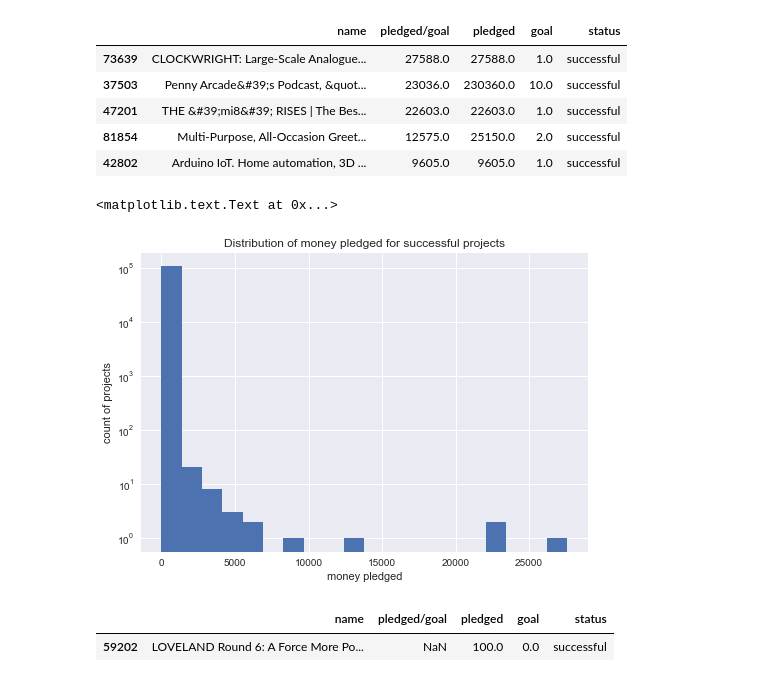
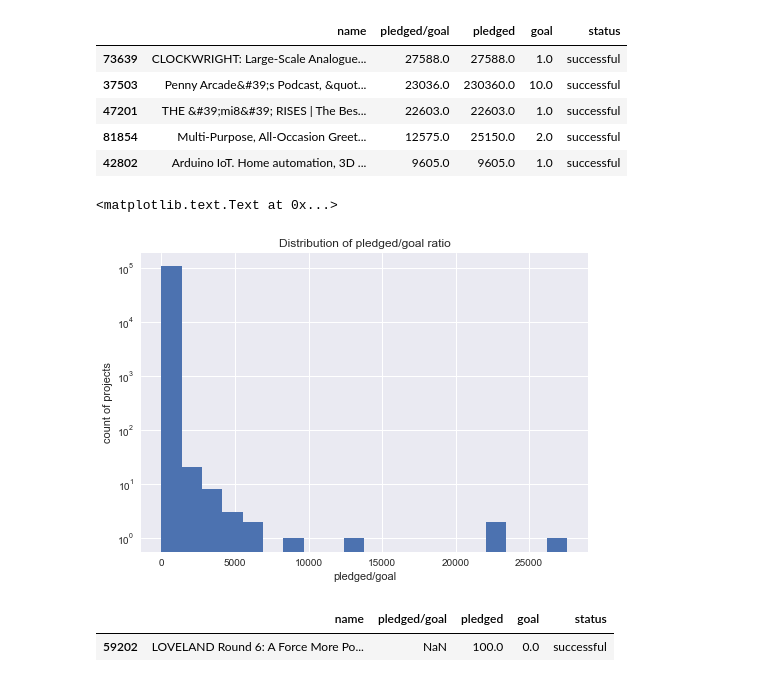
Before and after one commit to blanarik/kickstarter_success_prediction, a Jupyter notebook: 04_Kickstarter_exploratory_data_analysis_dataset_2.ipynb, the cells around one changed output. Drawn from its saved outputs; the diff is of its cells as text; code cells hidden in the pictures.

```diff
--- a/04_Kickstarter_exploratory_data_analysis_dataset_2.ipynb
+++ b/04_Kickstarter_exploratory_data_analysis_dataset_2.ipynb
@@ -252,12 +258,12 @@ df.sort_values('pledged/goal', ascending=False).head()
 # %%
 df['pledged/goal'].hist(bins=20)
 plt.yscale('log')
 plt.ylabel('count of projects')
-plt.xlabel('money pledged')
-plt.title('Distribution of money pledged for successful projects')
+plt.xlabel('pledged/goal')
+plt.title('Distribution of pledged/goal ratio')
 # %% [output]
 <matplotlib.text.Text at 0x...>
-[figure, old version]
+[figure, new version]
 # %%
 # only 1 NaN value
 df[df['goal'] == 0]
```
Also changed, not shown: parts of 17 cells of this notebook.
